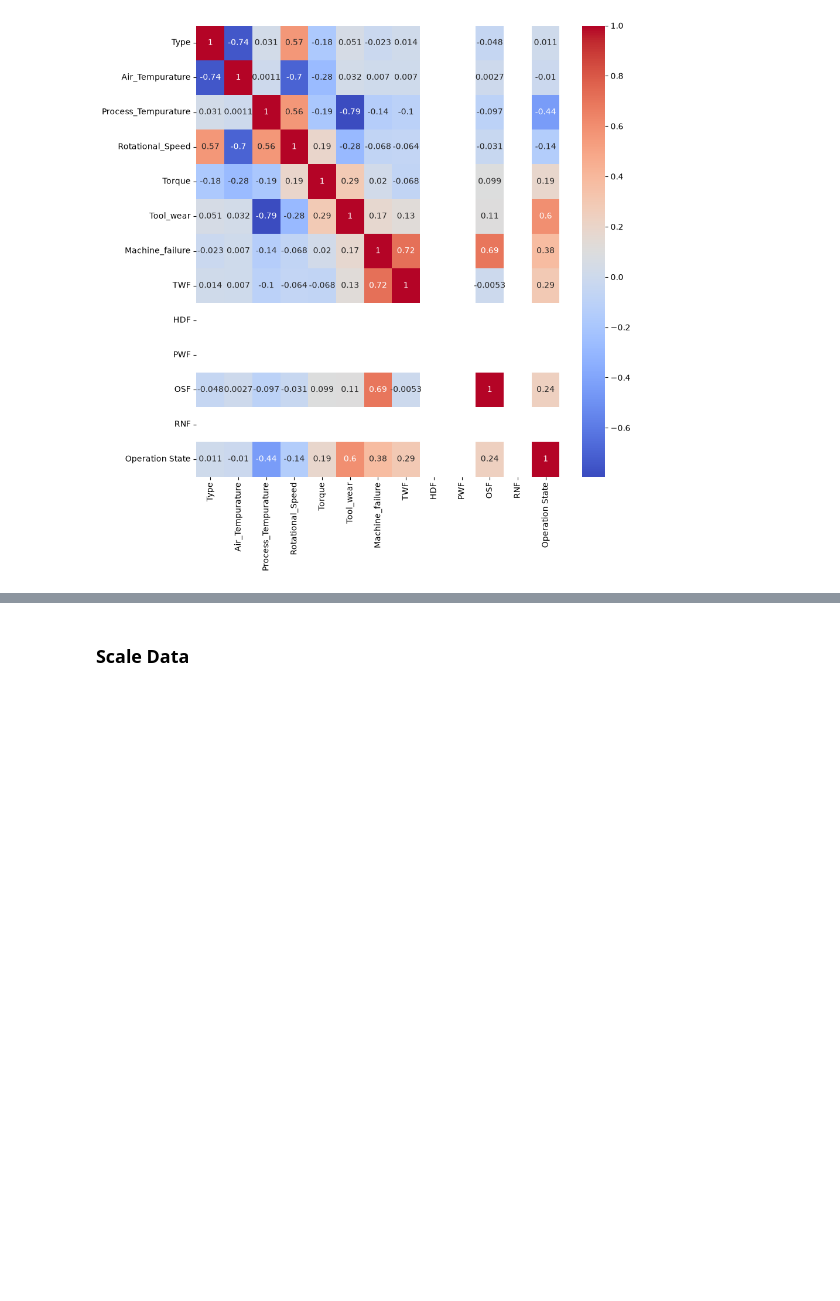
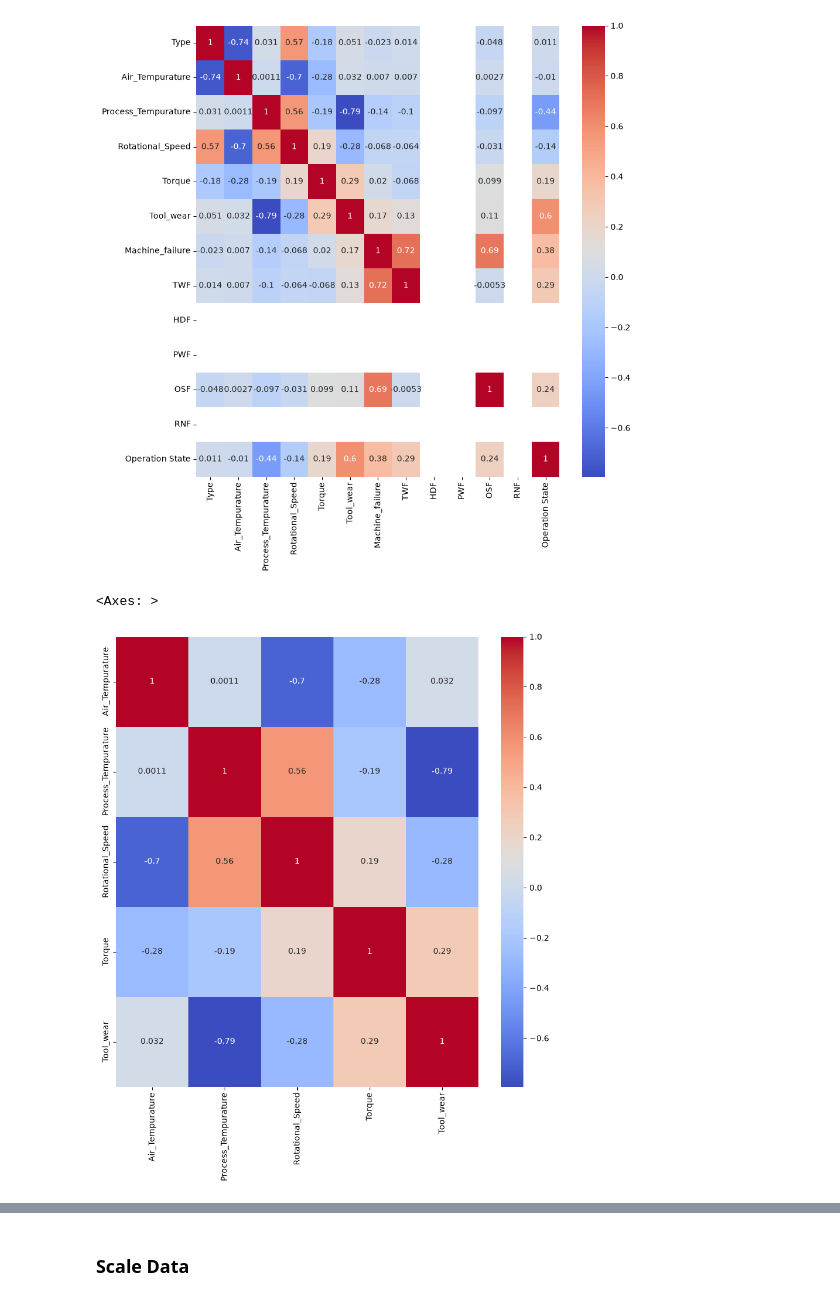
Before and after one commit to alaricbat/Digital-Agentic-AI, a Jupyter notebook: src/ml_dl/SoftmaxRegression.ipynb, the cells around one changed output, grey strips where cells are left out. Cells and saved outputs as stored; diff of their text form; code cells hidden in the pictures; blank space fills up the shorter version.

```diff
--- a/src/ml_dl/SoftmaxRegression.ipynb
+++ b/src/ml_dl/SoftmaxRegression.ipynb
@@ -115,3 +115,10 @@ sns.heatmap(data=corr_matrix, annot=True, cmap='coolwarm')
 # %% [output]
 <Axes: >
 [figure]
+# %%
+df_filtered = df[["Air_Tempurature", "Process_Tempurature", "Rotational_Speed", "Torque", "Tool_wear"]]
+plt.figure(figsize=(10, 10))
+sns.heatmap(data=df_filtered.corr(), annot=True, cmap='coolwarm')
+# %% [output]
+<Axes: >
+[figure, added]
```
Also changed, not shown: parts of 13 cells of this notebook, 2 other files.
